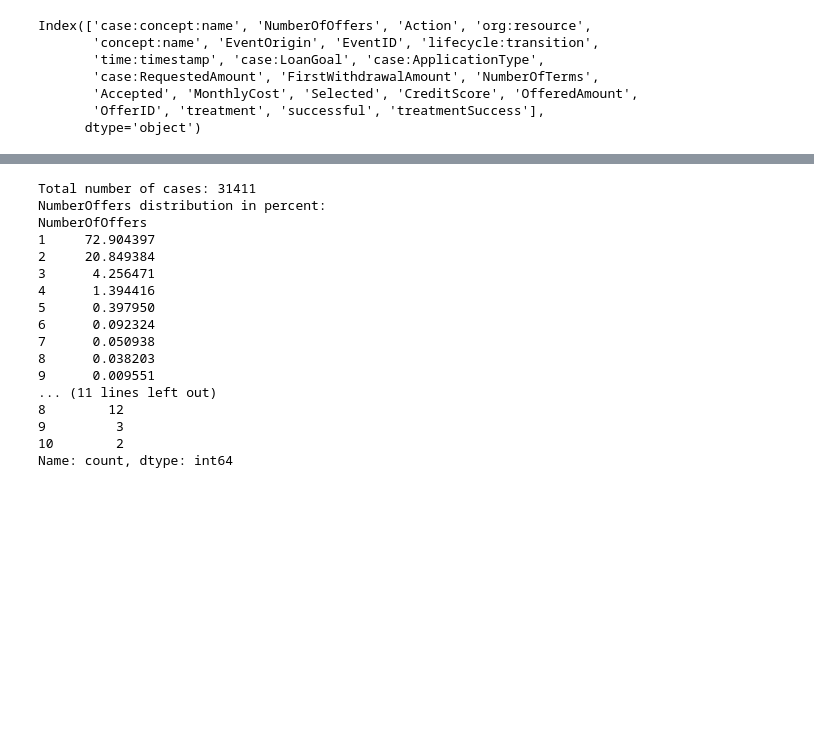
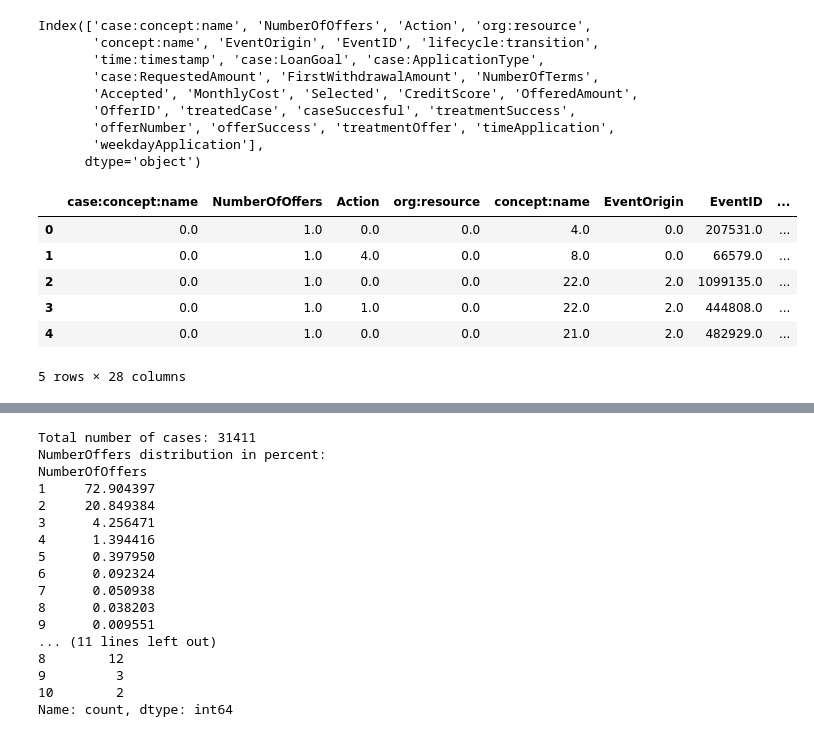
Before and after one commit to Mals77/master-thesis, a Jupyter notebook: dataset-analysis.ipynb, the cells around one changed output, grey strips where cells are left out. Cells and saved outputs as stored; diff of their text form; code cells hidden in the pictures; blank space fills up the shorter version.

```diff
--- a/dataset-analysis.ipynb
+++ b/dataset-analysis.ipynb
@@ -4,5 +6,5 @@ import pandas as pd
 # %%
-df = pd.read_csv("bpi2017_filledLog.csv")
+df = pd.read_csv("bpi2017_processed.csv")
 df.head()
 # %% [output]
 |  | case:concept:name | NumberOfOffers | Action | org:resource | concept:name | EventOrigin | EventID | ... |
@@ -21,5 +23,7 @@ Index(['case:concept:name', 'NumberOfOffers', 'Action', 'org:resource',
        'time:timestamp', 'case:LoanGoal', 'case:ApplicationType',
        'case:RequestedAmount', 'FirstWithdrawalAmount', 'NumberOfTerms',
        'Accepted', 'MonthlyCost', 'Selected', 'CreditScore', 'OfferedAmount',
-       'OfferID', 'treatment', 'successful', 'treatmentSuccess'],
+       'OfferID', 'treatedCase', 'caseSuccesful', 'treatmentSuccess',
+       'offerNumber', 'offerSuccess', 'treatmentOffer', 'timeApplication',
+       'weekdayApplication'],
       dtype='object')
@@ -29 +30,17 @@ df['treatmentSuccess'] = df['treatmentSuccess'].replace({'Yes':1, 'No': 2})
+# %%
+non_numeric_columns = list(df.select_dtypes(exclude=[np.number]).columns)
+
+for col in non_numeric_columns:
+    df[col] = LabelEncoder().fit_transform(df[col])
+
+df_float = df.astype('float32')
+df_float.head(5)
+# %% [output]
+|  | case:concept:name | NumberOfOffers | Action | org:resource | concept:name | EventOrigin | EventID | ... |
+| 0 | 0.0 | 1.0 | 0.0 | 0.0 | 4.0 | 0.0 | 207531.0 | ... |
+| 1 | 0.0 | 1.0 | 4.0 | 0.0 | 8.0 | 0.0 | 66579.0 | ... |
+| 2 | 0.0 | 1.0 | 0.0 | 0.0 | 22.0 | 2.0 | 1099135.0 | ... |
+| 3 | 0.0 | 1.0 | 1.0 | 0.0 | 22.0 | 2.0 | 444808.0 | ... |
+| 4 | 0.0 | 1.0 | 0.0 | 0.0 | 21.0 | 2.0 | 482929.0 | ... |
+5 rows × 28 columns
 # %%
```
Also changed, not shown: parts of 6 cells of this notebook, 11 other files.
